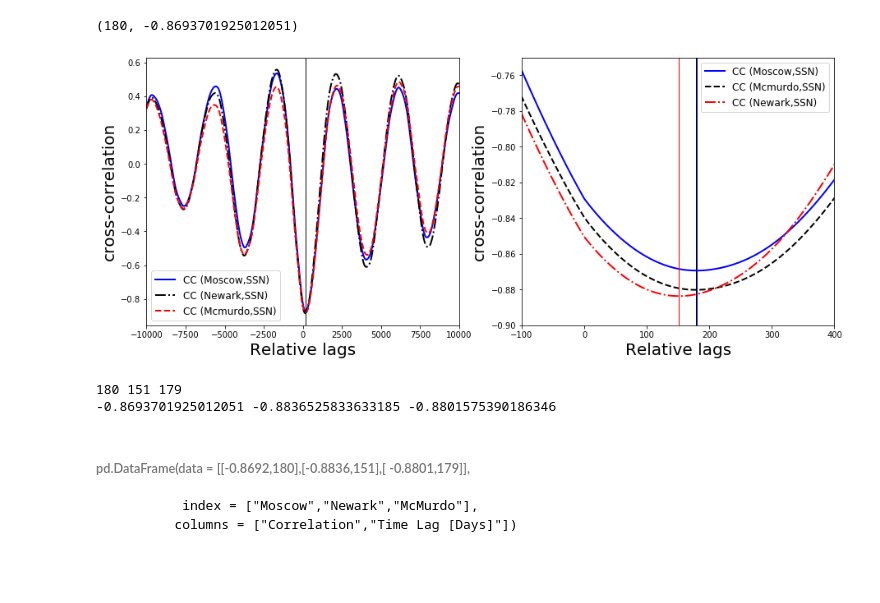
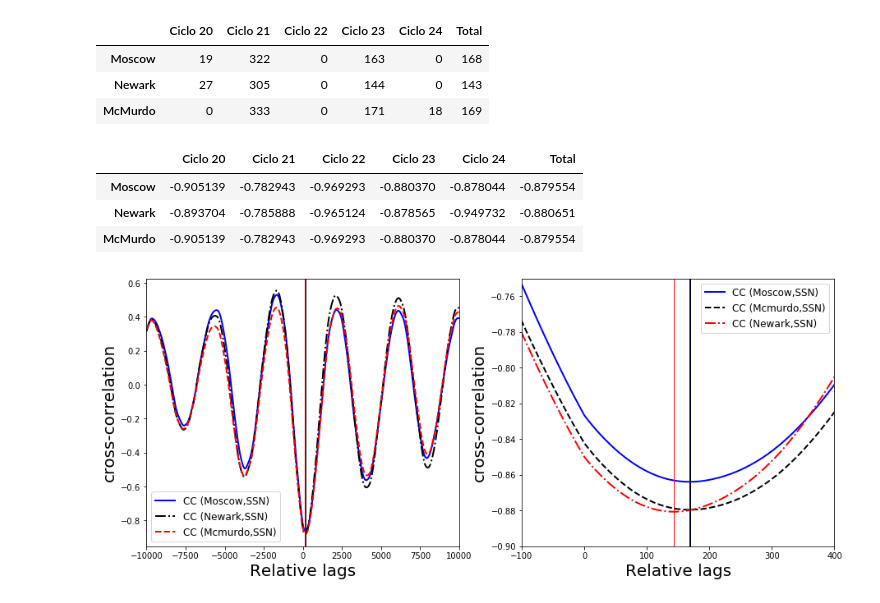
Before and after one commit to miguelta281/Rayos_Cosmicos, a Jupyter notebook: Correlación_mod1.ipynb, the cells around one changed output. Drawn from its saved outputs; the diff is of its cells as text; code cells hidden in the pictures; blank space fills up the shorter version.

Commit message:
Correlación y desfase temporal para cada ciclo y en general

```diff
--- a/Correlación_mod1.ipynb
+++ b/Correlación_mod1.ipynb
@@ -103,55 +107,76 @@ def correlation (y1,y2,y3): #datos a correlacionar y el tiempo
-# %%
-#correlaciona los datos
-ccor_moscow , ccov_moscow , lags_moscow ,time_lag_moscow = correlation(list(moscow_suavisada[0]) , list(ssn_00[0]) , time)
-ccor_mcmurdo, ccov_mcmurdo , lags ,time_lag_mcmurdo= correlation(list(mcmurdo_suavisada[0]) , list(ssn_00[0]) , time)
-ccor_newark , ccov_newark , lags_newark ,time_lag_newark = correlation(list(newark_suavisada[0][83:]) , list(ssn_00[0][83:]) , time[83:])
-time = list(time)
-ccor_moscow_21 , ccov_moscow_21 , lags_moscow_21 ,time_lag_moscow_21 = correlation(list(moscow_suavisada[0][time.index(1976.165) : 8340]) ,
-                                                                                   list(ssn_00[0][time.index(1976.165) : 8340]) ,
-                                                                                   time[time.index(1976.165):8340])
-# %%
-#time_lag_moscow_21, np.min(ccor_moscow_21)
-time_lag_moscow, np.min(ccor_moscow)
-# %% [output]
-(180, -0.8693701925012051)
+# %%
+#time = list(time)
+ciclos = [274,4443,8340,11903,16408,20090]
+"""
+v1---> Primer vector a correlacionar (lista)
+v2---> Segundo vector a correlacionar (lista)
+v3---> Tiempo (lista)
+v4---> Ciclos (lista)
+"""
+def corr (v1,v2,v3,v4):
+    ccor_ = []
+    time_lag_ = []
+    for i in range(len(v4)-1):
+        ccor, ccov, lags,time_lag= correlation(v1[v4[i]:v4[i+1]],v2[v4[i]:v4[i+1]],v3[v4[i]:v4[i+1]])
+        ccor_.append(np.min(ccor))
+        time_lag_.append(time_lag)
+    ccor, ccov, lags,time_lag= correlation(v1[v4[0]:v4[-1]],v2[v4[0]:v4[-1]],v3[v4[0]:v4[-1]]) #solo los que comprenden los ciclos
+    #ccor, ccov, lags,time_lag= correlation(v1,v2,v3) # de todos los datos
+    ccor_.append(np.min(ccor))
+    time_lag_.append(time_lag)
+    return ccor_,time_lag_,lags,ccor
+# %%
+corr_moscow , time_lag_moscow, lags_moscow, ccor_moscow = corr(list(moscow_n_s[0]),list(ssn_0_n_s[0]), list(time),ciclos)
+corr_newark , time_lag_newark, lags_newark, ccor_newark = corr(list(newark_n_s[0]),list(ssn_0_n_s[0]), list(time),ciclos)
+corr_mcmurdo , time_lag_mcmurdo, lags_mcmurdo, ccor_mcmurdo = corr(list(mcmurdo_n_s[0]),list(ssn_0_n_s[0]), list(time),ciclos)
+# %%
+#Time_lags
+pd.DataFrame(data = [time_lag_moscow, time_lag_newark,time_lag_mcmurdo],
+             index = ["Moscow","Newark","McMurdo"],
+            columns = ["Ciclo 20","Ciclo 21","Ciclo 22","Ciclo 23","Ciclo 24","Total"])
+# %% [output]
+|  | Ciclo 20 | Ciclo 21 | Ciclo 22 | Ciclo 23 | Ciclo 24 | Total |
+| Moscow | 19 | 322 | 0 | 163 | 0 | 168 |
+| Newark | 27 | 305 | 0 | 144 | 0 | 143 |
+| McMurdo | 0 | 333 | 0 | 171 | 18 | 169 |
+# %%
+#Correlaciones
+pd.DataFrame(data = [corr_mcmurdo, corr_newark,corr_mcmurdo],
+             index = ["Moscow","Newark","McMurdo"],
+            columns = ["Ciclo 20","Ciclo 21","Ciclo 22","Ciclo 23","Ciclo 24","Total"])
+# %% [output]
+|  | Ciclo 20 | Ciclo 21 | Ciclo 22 | Ciclo 23 | Ciclo 24 | Total |
+| Moscow | -0.905139 | -0.782943 | -0.969293 | -0.880370 | -0.878044 | -0.879554 |
+| Newark | -0.893704 | -0.785888 | -0.965124 | -0.878565 | -0.949732 | -0.880651 |
+| McMurdo | -0.905139 | -0.782943 | -0.969293 | -0.880370 | -0.878044 | -0.879554 |
 # %%
 #representación grafica de la correlación cruzada y se muestra el desfase para cada uno de los detectores
 plt.figure(figsize=(15,6))
 plt.subplot (1,2,1)
 plt.plot(lags_moscow,ccor_moscow,label=r"CC (Moscow,SSN)",lw=2,color='blue')
 plt.plot(lags_newark,ccor_newark,label=r"CC (Newark,SSN)",lw=2,color='k', ls = '-.')
-plt.plot(lags,ccor_mcmurdo,label=r"CC (Mcmurdo,SSN)",lw=2,color='r' , ls = "--")
+plt.plot(lags_mcmurdo,ccor_mcmurdo,label=r"CC (Mcmurdo,SSN)",lw=2,color='r' , ls = "--")
 plt.xlim(-10000,10000)
 plt.axvline(lags_moscow[np.argmin(ccor_moscow)], color='Blue', linewidth=1)
 plt.axvline(lags_newark[np.argmin(ccor_newark)], color='r', linewidth=1)
-plt.axvline(lags[np.argmin(ccor_mcmurdo)], color='k', linewidth=1)
+plt.axvline(lags_mcmurdo[np.argmin(ccor_mcmurdo)], color='k', linewidth=1)
 plt.xlabel("Relative lags",fontsize=20)
 plt.ylabel("cross-correlation", fontsize=20)
 plt.legend(fontsize=12)
 
 plt.subplot(1,2,2)
 plt.plot(lags_moscow,ccor_moscow,label=r"CC (Moscow,SSN)",lw=2,color='blue')
-plt.plot(lags,ccor_mcmurdo,label=r"CC (Mcmurdo,SSN)",lw=2,color='k' , ls = "--")
+plt.plot(lags_mcmurdo,ccor_mcmurdo,label=r"CC (Mcmurdo,SSN)",lw=2,color='k' , ls = "--")
 plt.plot(lags_newark,ccor_newark,label=r"CC (Newark,SSN)",lw=2,color='r', ls = '-.')
 plt.xlim(-100,400)
 plt.ylim(-0.9,-0.75)
 plt.axvline(lags_moscow[np.argmin(ccor_moscow)], color='Blue', linewidth=1)
 plt.axvline(lags_newark[np.argmin(ccor_newark)], color='r', linewidth=1)
-plt.axvline(lags[np.argmin(ccor_mcmurdo)], color='k', linewidth=1)
+plt.axvline(lags_mcmurdo[np.argmin(ccor_mcmurdo)], color='k', linewidth=1)
 
 plt.xlabel("Relative lags",fontsize=20)
 plt.ylabel("cross-correlation", fontsize=20)
 plt.legend(fontsize=12)
 plt.show()
 # %% [output]
-[figure, old version]
+[figure, new version]
-# %%
-print(time_lag_moscow, time_lag_newark , time_lag_mcmurdo)
-print(np.min(ccor_moscow) , np.min(ccor_newark), np.min(ccor_mcmurdo))
-# %% [output]
-180 151 179
--0.8693701925012051 -0.8836525833633185 -0.8801575390186346
-# %% [markdown]
-###### pd.DataFrame(data = [[-0.8692,180],[-0.8836,151],[ -0.8801,179]],
-             index = ["Moscow","Newark","McMurdo"],
-            columns = ["Correlation","Time Lag [Days]"])
```
Also changed, not shown: parts of 12 cells of this notebook.
